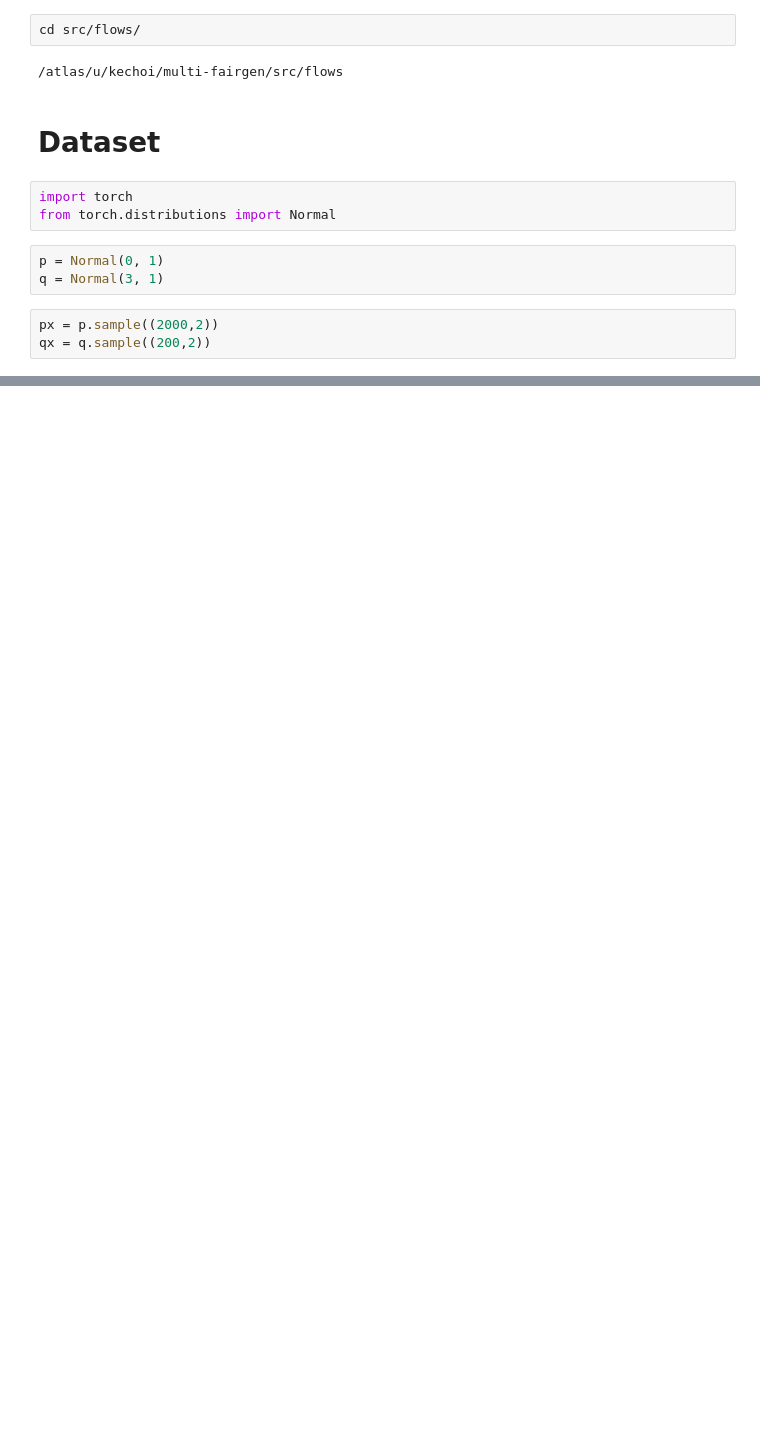
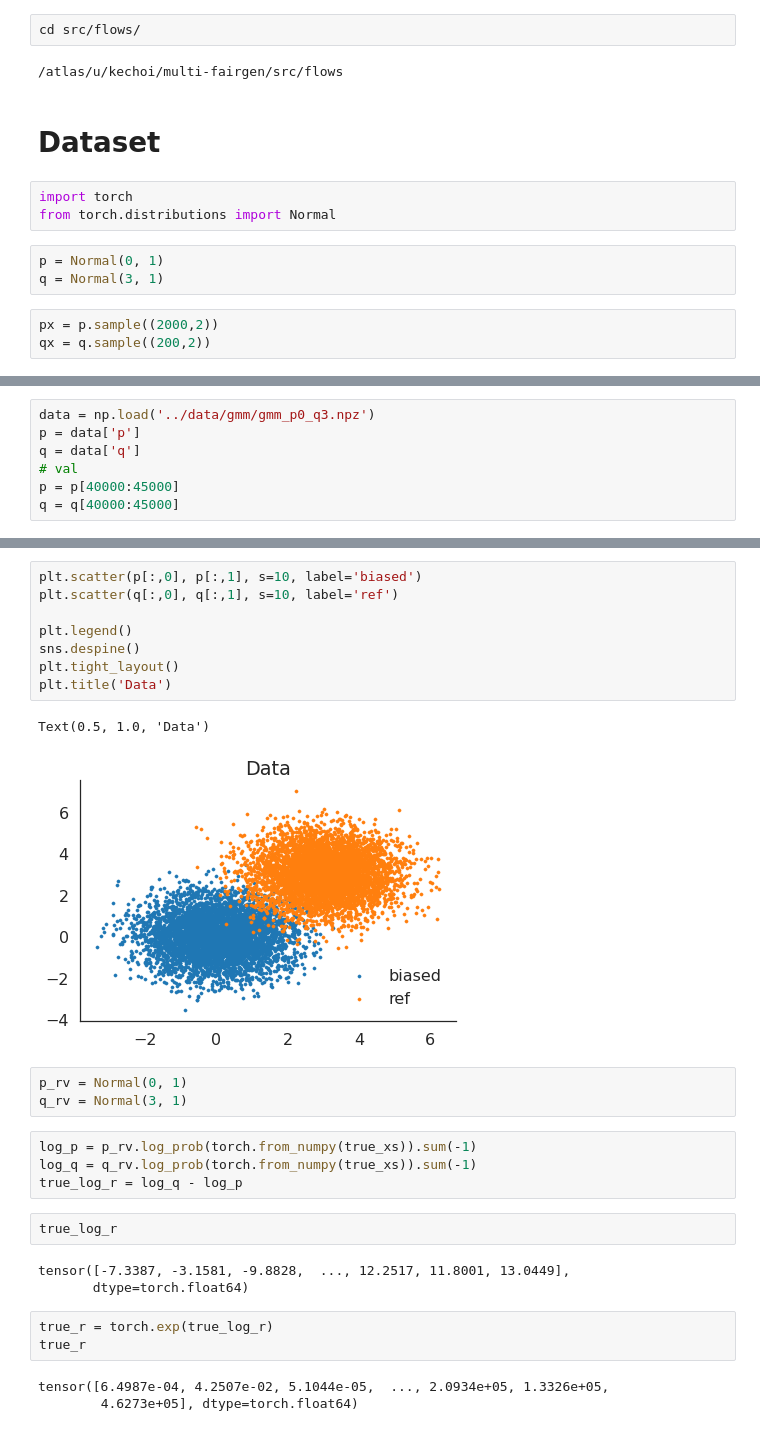
Before and after one commit to ermongroup/f-dre, a Jupyter notebook: notebooks/toy.ipynb, the cells around one changed output, grey strips where cells are left out. Drawn from its saved outputs; the diff is of its cells as text; blank space fills up the shorter version.

```diff
--- a/notebooks/toy.ipynb
+++ b/notebooks/toy.ipynb
@@ -72,0 +77,7 @@ _ = plt.hist(ratios, bins=50)
+# %%
+data = np.load('../data/gmm/gmm_p0_q3.npz')
+p = data['p']
+q = data['q']
+# val
+p = p[40000:45000]
+q = q[40000:45000]
@@ -72,0 +89,29 @@ _ = plt.hist(ratios, bins=50)
+# %%
+plt.scatter(p[:,0], p[:,1], s=10, label='biased')
+plt.scatter(q[:,0], q[:,1], s=10, label='ref')
+
+plt.legend()
+sns.despine()
+plt.tight_layout()
+plt.title('Data')
+# %% [output]
+Text(0.5, 1.0, 'Data')
+[figure, added]
+# %%
+p_rv = Normal(0, 1)
+q_rv = Normal(3, 1)
+# %%
+log_p = p_rv.log_prob(torch.from_numpy(true_xs)).sum(-1)
+log_q = q_rv.log_prob(torch.from_numpy(true_xs)).sum(-1)
+true_log_r = log_q - log_p
+# %%
+true_log_r
+# %% [output]
+tensor([-7.3387, -3.1581, -9.8828,  ..., 12.2517, 11.8001, 13.0449],
+       dtype=torch.float64)
+# %%
+true_r = torch.exp(true_log_r)
+true_r
+# %% [output]
+tensor([6.4987e-04, 4.2507e-02, 5.1044e-05,  ..., 2.0934e+05, 1.3326e+05,
+        4.6273e+05], dtype=torch.float64)
```
Also changed, not shown: parts of 49 cells of this notebook, 21 other files.
